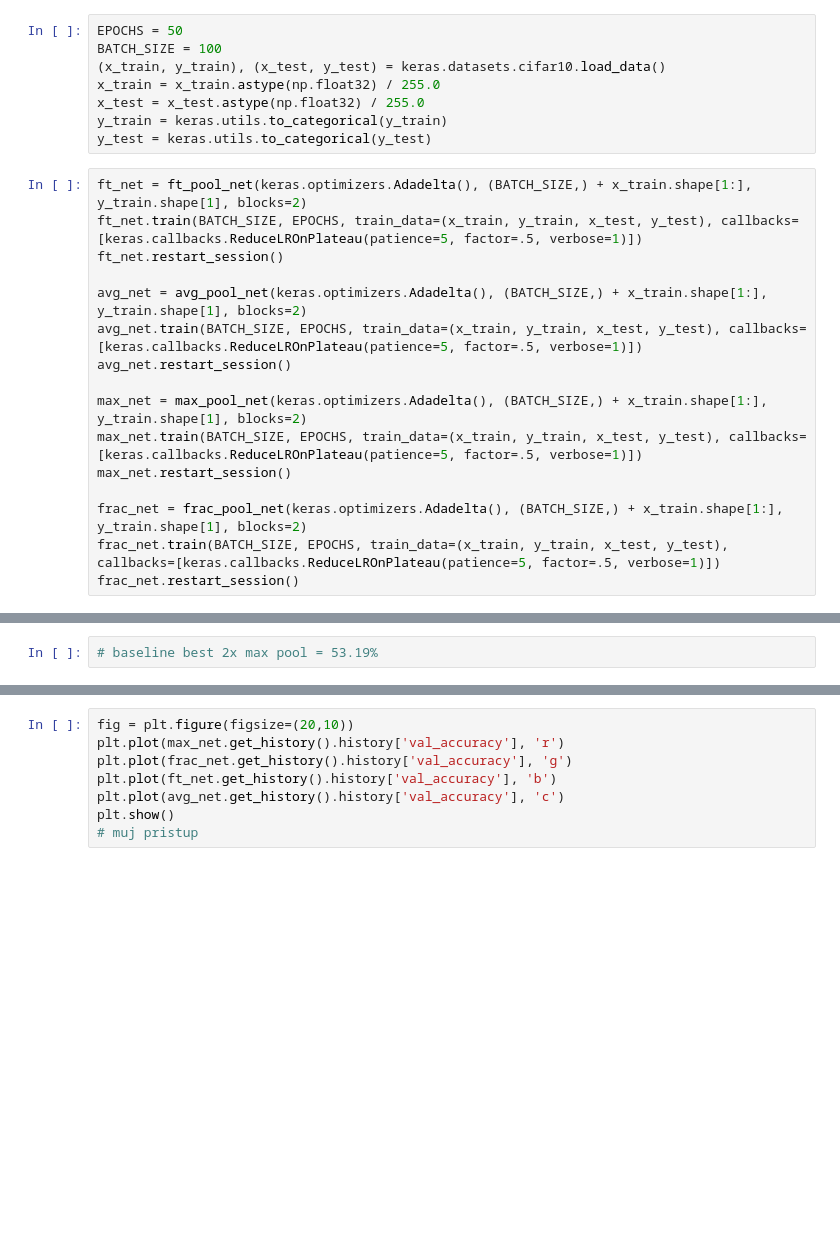
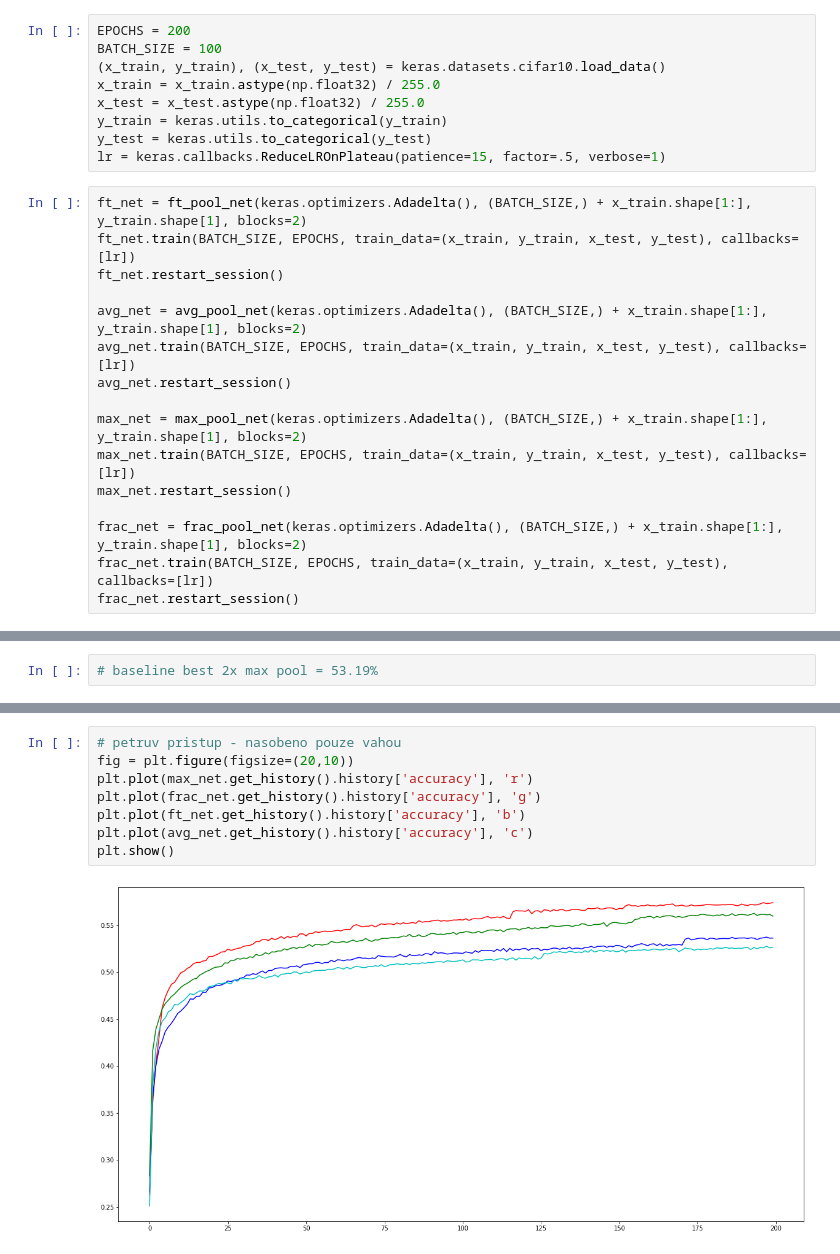
Before and after one commit to Raverss/tensorflow-cmake, a Jupyter notebook: custom_op/ft_pool_comparison_maxpool_fracpool_ftpool.ipynb, the cells around one changed output, grey strips where cells are left out. Drawn from its saved outputs; the diff is of its cells as text; blank space fills up the shorter version.

```diff
--- a/custom_op/ft_pool_comparison_maxpool_fracpool_ftpool.ipynb
+++ b/custom_op/ft_pool_comparison_maxpool_fracpool_ftpool.ipynb
@@ -112,28 +111,29 @@ class avg_pool_net(max_pool_net):
         self.model.compile(opt, loss='categorical_crossentropy', metrics=['accuracy'])
         print(self.model.summary())
 # %%
-EPOCHS = 50
+EPOCHS = 200
 BATCH_SIZE = 100
 (x_train, y_train), (x_test, y_test) = keras.datasets.cifar10.load_data()
 x_train = x_train.astype(np.float32) / 255.0
 x_test = x_test.astype(np.float32) / 255.0
 y_train = keras.utils.to_categorical(y_train)
 y_test = keras.utils.to_categorical(y_test)
+lr = keras.callbacks.ReduceLROnPlateau(patience=15, factor=.5, verbose=1)
 # %%
 ft_net = ft_pool_net(keras.optimizers.Adadelta(), (BATCH_SIZE,) + x_train.shape[1:], y_train.shape[1], blocks=2)
-ft_net.train(BATCH_SIZE, EPOCHS, train_data=(x_train, y_train, x_test, y_test), callbacks=[keras.callbacks.ReduceLROnPlateau(patience=5, factor=.5, verbose=1)])
+ft_net.train(BATCH_SIZE, EPOCHS, train_data=(x_train, y_train, x_test, y_test), callbacks=[lr])
 ft_net.restart_session()
 
 avg_net = avg_pool_net(keras.optimizers.Adadelta(), (BATCH_SIZE,) + x_train.shape[1:], y_train.shape[1], blocks=2)
-avg_net.train(BATCH_SIZE, EPOCHS, train_data=(x_train, y_train, x_test, y_test), callbacks=[keras.callbacks.ReduceLROnPlateau(patience=5, factor=.5, verbose=1)])
+avg_net.train(BATCH_SIZE, EPOCHS, train_data=(x_train, y_train, x_test, y_test), callbacks=[lr])
 avg_net.restart_session()
 
 max_net = max_pool_net(keras.optimizers.Adadelta(), (BATCH_SIZE,) + x_train.shape[1:], y_train.shape[1], blocks=2)
-max_net.train(BATCH_SIZE, EPOCHS, train_data=(x_train, y_train, x_test, y_test), callbacks=[keras.callbacks.ReduceLROnPlateau(patience=5, factor=.5, verbose=1)])
+max_net.train(BATCH_SIZE, EPOCHS, train_data=(x_train, y_train, x_test, y_test), callbacks=[lr])
 max_net.restart_session()
 
 frac_net = frac_pool_net(keras.optimizers.Adadelta(), (BATCH_SIZE,) + x_train.shape[1:], y_train.shape[1], blocks=2)
-frac_net.train(BATCH_SIZE, EPOCHS, train_data=(x_train, y_train, x_test, y_test), callbacks=[keras.callbacks.ReduceLROnPlateau(patience=5, factor=.5, verbose=1)])
+frac_net.train(BATCH_SIZE, EPOCHS, train_data=(x_train, y_train, x_test, y_test), callbacks=[lr])
 frac_net.restart_session()
 # %% [output]
 WARNING:tensorflow:From /opt/miniconda3/envs/tf1_13/lib/python3.7/site-packages/tensorflow/python/ops/resource_variable_ops.py:435: colocate_with (from tensorflow.python.framework.ops) is deprecated a ...
@@ -166,8 +168,10 @@ plt.show()
 # %%
+# petruv pristup - nasobeno pouze vahou
 fig = plt.figure(figsize=(20,10))
-plt.plot(max_net.get_history().history['val_accuracy'], 'r')
-plt.plot(frac_net.get_history().history['val_accuracy'], 'g')
-plt.plot(ft_net.get_history().history['val_accuracy'], 'b')
-plt.plot(avg_net.get_history().history['val_accuracy'], 'c')
+plt.plot(max_net.get_history().history['accuracy'], 'r')
+plt.plot(frac_net.get_history().history['accuracy'], 'g')
+plt.plot(ft_net.get_history().history['accuracy'], 'b')
+plt.plot(avg_net.get_history().history['accuracy'], 'c')
 plt.show()
-# muj pristup
+# %% [output]
+[figure, added]
```
Also changed, not shown: parts of 17 cells of this notebook, 3 other files.
